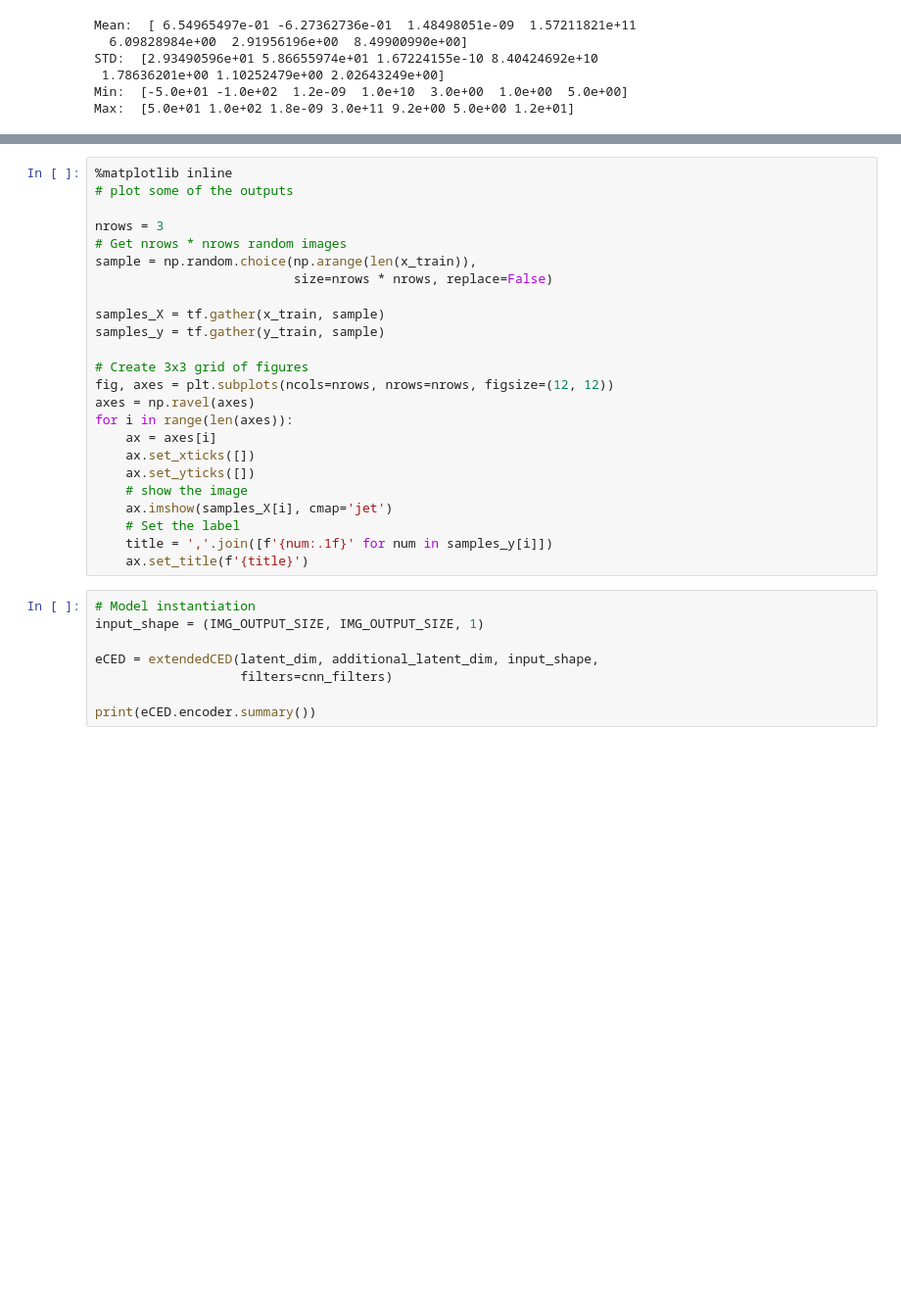
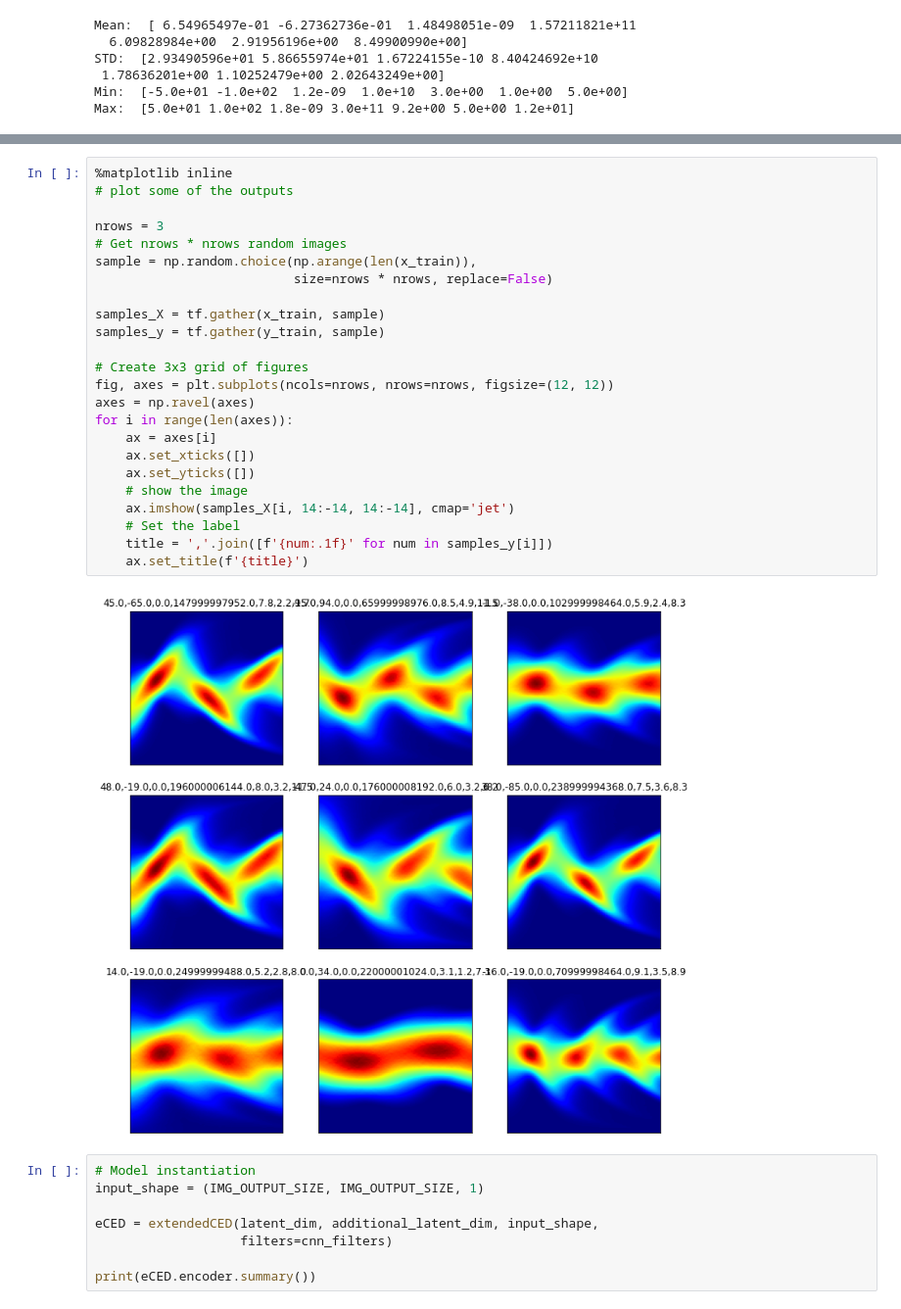
Before and after one commit to kiliakis/tomography_ML, a Jupyter notebook: inspect_input_data.ipynb, the cells around one changed output, grey strips where cells are left out. Shown at 98% size. Cells and saved outputs as stored; diff of their text form; blank space fills up the shorter version.

```diff
--- a/inspect_input_data.ipynb
+++ b/inspect_input_data.ipynb
@@ -154,27 +171,29 @@ Vrf_SPS-def [-1.7376239  -1.5643566  -1.3910893  -1.217822   -1.0445546  -0.8712
 # %%
 %matplotlib inline
 # plot some of the outputs
 
 nrows = 3
 # Get nrows * nrows random images
 sample = np.random.choice(np.arange(len(x_train)),
                           size=nrows * nrows, replace=False)
 
 samples_X = tf.gather(x_train, sample)
 samples_y = tf.gather(y_train, sample)
 
 # Create 3x3 grid of figures
 fig, axes = plt.subplots(ncols=nrows, nrows=nrows, figsize=(12, 12))
 axes = np.ravel(axes)
 for i in range(len(axes)):
     ax = axes[i]
     ax.set_xticks([])
     ax.set_yticks([])
     # show the image
-    ax.imshow(samples_X[i], cmap='jet')
+    ax.imshow(samples_X[i, 14:-14, 14:-14], cmap='jet')
     # Set the label
     title = ','.join([f'{num:.1f}' for num in samples_y[i]])
     ax.set_title(f'{title}')
+# %% [output]
+[figure, added]
 # %%
 # Model instantiation
 input_shape = (IMG_OUTPUT_SIZE, IMG_OUTPUT_SIZE, 1)
```
Also changed, not shown: parts of 3 cells of this notebook, 9 other files.
